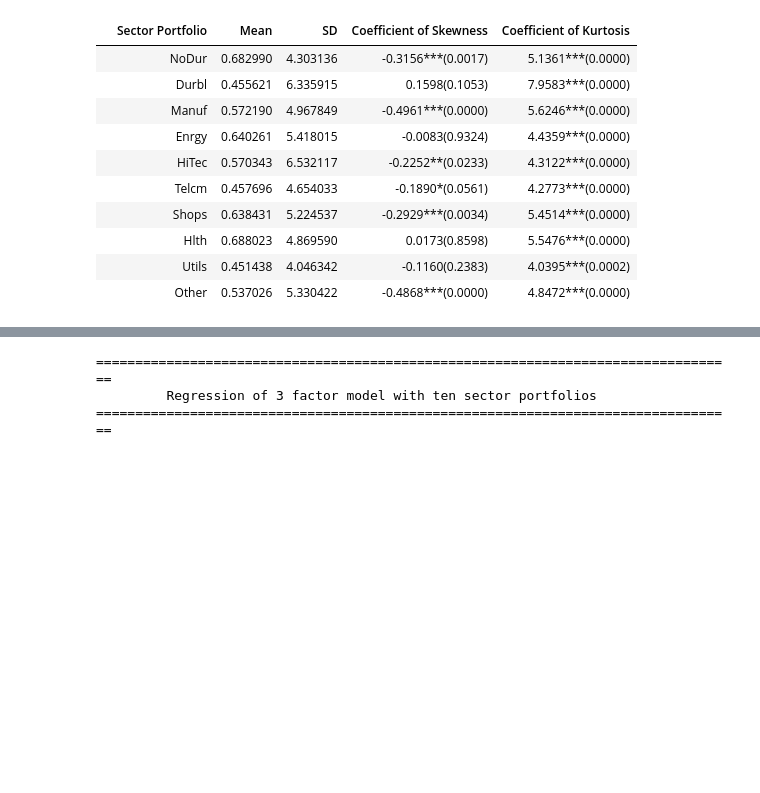
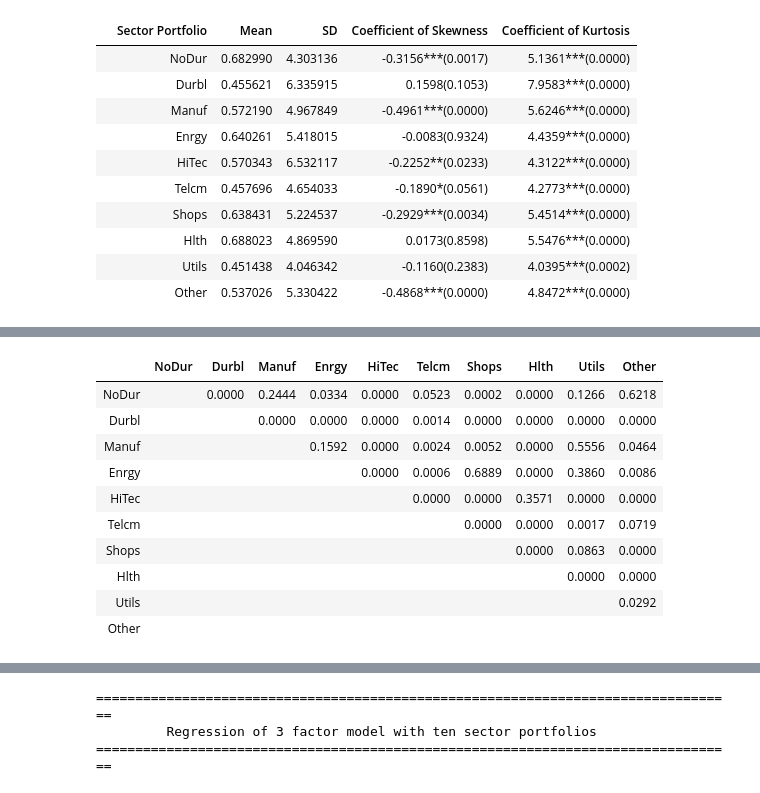
Before and after one commit to zhangzijie-lab/QF5207, a Jupyter notebook: QF5207_Project.ipynb, the cells around one changed output, grey strips where cells are left out. Drawn from its saved outputs; the diff is of its cells as text; code cells hidden in the pictures; blank space fills up the shorter version.

```diff
--- a/QF5207_Project.ipynb
+++ b/QF5207_Project.ipynb
@@ -135,7 +117,10 @@ factors_insample.iloc[0:36, :5]
 # %%
+import statsmodels.api as sm
 def factor_bt(asset, window=36, num_factor=5):
     n = len(excess_return)-window
     alphas = []
+    r_s_adjs = []
+    pvalues = []
     for i in range(n):
         X = sm.add_constant(factors_insample.iloc[i:(i+window), :num_factor]/100)
         y = excess_return.iloc[i:(i+window), asset]/100
@@ -143,11 +128,14 @@ def factor_bt(asset, window=36, num_factor=5):
         model = sm.OLS(y, X)
         results = model.fit()
         coef = results.params.values
+        pvalue = results.pvalues.values[0]
+        r_s_adj = results.rsquared_adj
 
-        intercept = coef[0]
+        alpha = coef[0]
+        #alpha = (alpha + 1)**12 - 1
 
-        #alpha = (intercept + 1)**12 - 1
+        alphas.append(alpha)
+        r_s_adjs.append(r_s_adj)
+        pvalues.append(pvalue)
 
-        alphas.append(intercept)
-
-    return np.array(alphas)
+    return np.array(alphas), np.array(r_s_adjs), np.array(pvalues)
@@ -189,0 +210,21 @@ plt.plot(alphas_0*100)
+# %%
+alphas_diff = pd.DataFrame(index=ff5_alphas.columns, columns=ff5_alphas.columns)
+
+for i in range(10):
+    for j in range(i+1, 10):
+        t, p = ttest_ind(ff5_alphas.iloc[:, i], ff5_alphas.iloc[:, j], equal_var=False)
+        alphas_diff.iloc[i, j] = '{:.4f}'.format(p)
+alphas_diff = alphas_diff.fillna('')
+alphas_diff
+# %% [output]
+|  | NoDur | Durbl | Manuf | Enrgy | HiTec | Telcm | Shops | Hlth | Utils | Other |
+| NoDur |  | 0.0000 | 0.2444 | 0.0334 | 0.0000 | 0.0523 | 0.0002 | 0.0000 | 0.1266 | 0.6218 |
+| Durbl |  |  | 0.0000 | 0.0000 | 0.0000 | 0.0014 | 0.0000 | 0.0000 | 0.0000 | 0.0000 |
+| Manuf |  |  |  | 0.1592 | 0.0000 | 0.0024 | 0.0052 | 0.0000 | 0.5556 | 0.0464 |
+| Enrgy |  |  |  |  | 0.0000 | 0.0006 | 0.6889 | 0.0000 | 0.3860 | 0.0086 |
+| HiTec |  |  |  |  |  | 0.0000 | 0.0000 | 0.3571 | 0.0000 | 0.0000 |
+| Telcm |  |  |  |  |  |  | 0.0000 | 0.0000 | 0.0017 | 0.0719 |
+| Shops |  |  |  |  |  |  |  | 0.0000 | 0.0863 | 0.0000 |
+| Hlth |  |  |  |  |  |  |  |  | 0.0000 | 0.0000 |
+| Utils |  |  |  |  |  |  |  |  |  | 0.0292 |
+| Other |  |  |  |  |  |  |  |  |  |  |
```
Also changed, not shown: parts of 20 cells of this notebook.
